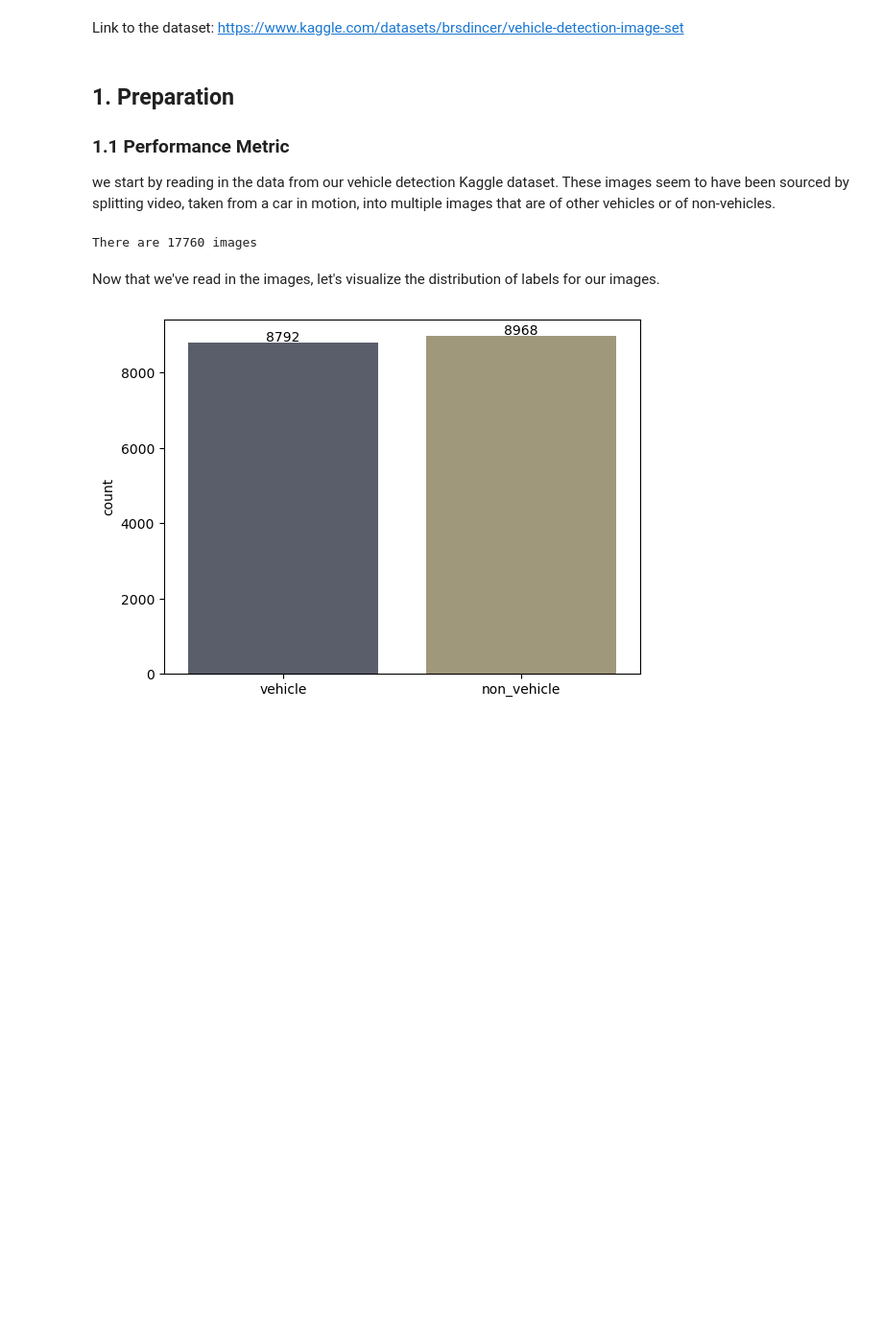
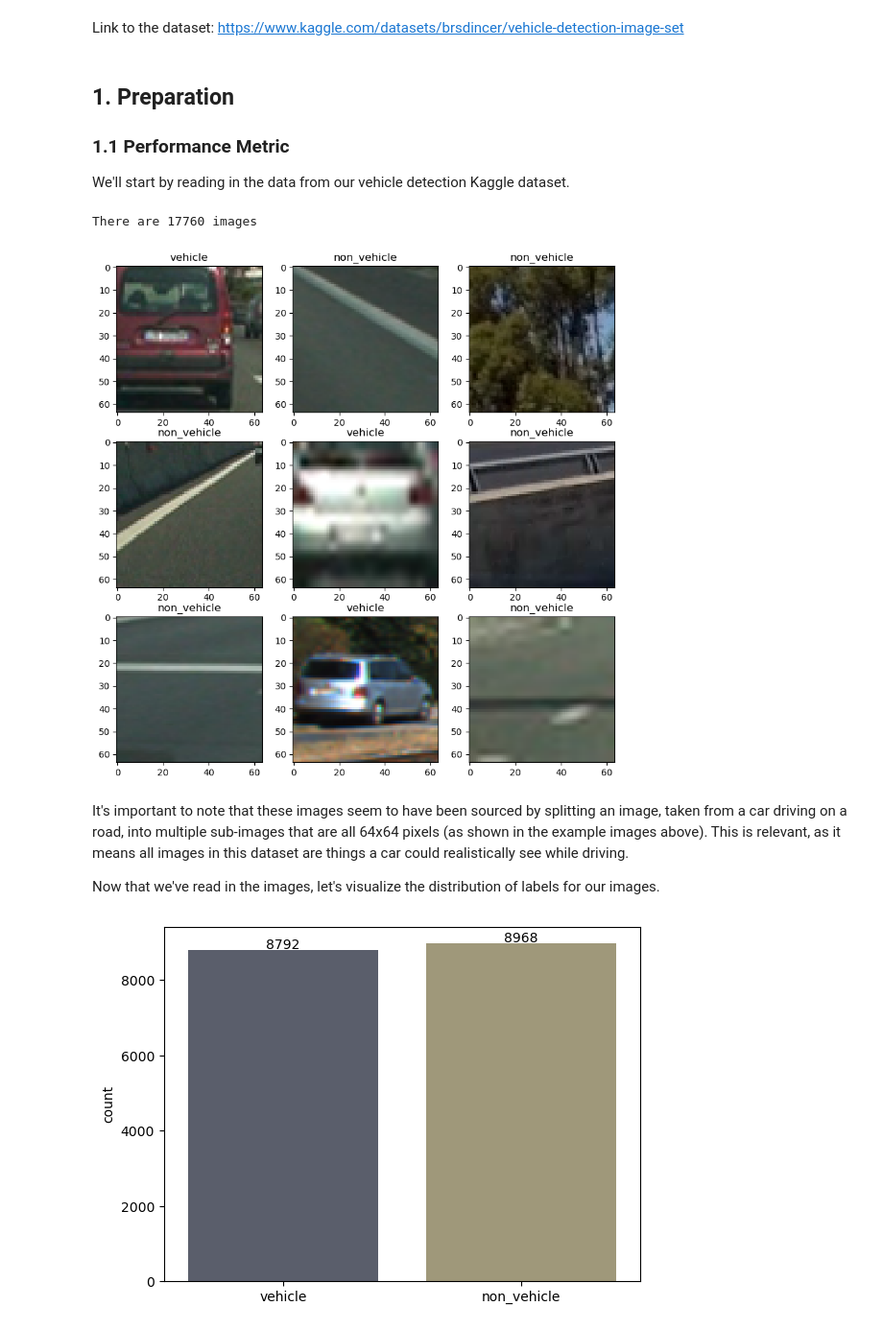
Before and after one commit to Mikecamdo/MachineLearning, a Jupyter notebook: Lab 6/CNNs.ipynb, the cells around one changed output. Shown at 96% size. Drawn from its saved outputs; the diff is of its cells as text; code cells hidden in the pictures; blank space fills up the shorter version.

Commit message:
Explanations and Wording
Added explanations for data augmentation and changed the wording for some other explanations

```diff
--- a/Lab 6/CNNs.ipynb
+++ b/Lab 6/CNNs.ipynb
@@ -7,37 +7,51 @@ Link to the dataset: https://www.kaggle.com/datasets/brsdincer/vehicle-detection
 ## 1. Preparation
 ### 1.1 Performance Metric
 
-we start by reading in the data from our vehicle detection Kaggle dataset. These images seem to have been sourced by splitting video, taken from a car in motion, into multiple images that are of other vehicles or of non-vehicles.
+We'll start by reading in the data from our vehicle detection Kaggle dataset.
 # %%
 import glob
 import warnings
+import matplotlib.pyplot as plt
+import numpy as np
 from tensorflow.keras.preprocessing.image import load_img, img_to_array
 
 warnings.simplefilter('ignore')
 
 # load in images and labels as numpy arrays
 images_and_labels = []
 
 #FIXME just make 2 separate lists later, make labels 0/1 by default??
 # FIXME should we make images grayscale??
 
 for filename in glob.glob('data/vehicles/*.png'):
     img = load_img(filename)
     img_array = img_to_array(img)
 
     images_and_labels.append(tuple((img_array, 'vehicle')))
 
 
 for filename in glob.glob('data/non-vehicles/*.png'):
     img = load_img(filename)
     img_array = img_to_array(img)
 
     images_and_labels.append(tuple((img_array, 'non_vehicle')))
 
 
 print('There are', len(images_and_labels), 'images')
+
+# plot some images
+plt.figure(figsize = (10, 10))
+
+for i in range(9):
+    plt.subplot(3, 3, i + 1)
+    index = np.random.randint(0, len(images_and_labels))
+    plt.imshow(images_and_labels[index][0].astype('uint8'))
+    plt.title(images_and_labels[index][1])
 # %% [output]
 There are 17760 images
+[figure, added]
-# %% [markdown]
-Now that we've read in the images, let's visualize the distribution of labels for our images.
+# %% [markdown]
+It's important to note that these images seem to have been sourced by splitting an image, taken from a car driving on a road, into multiple sub-images that are all 64x64 pixels (as shown in the example images above). This is relevant, as it means all images in this dataset are things a car could realistically see while driving.
+
+Now that we've read in the images, let's visualize the distribution of labels for our images.
 # %%
```
Also changed, not shown: parts of 9 cells of this notebook.
